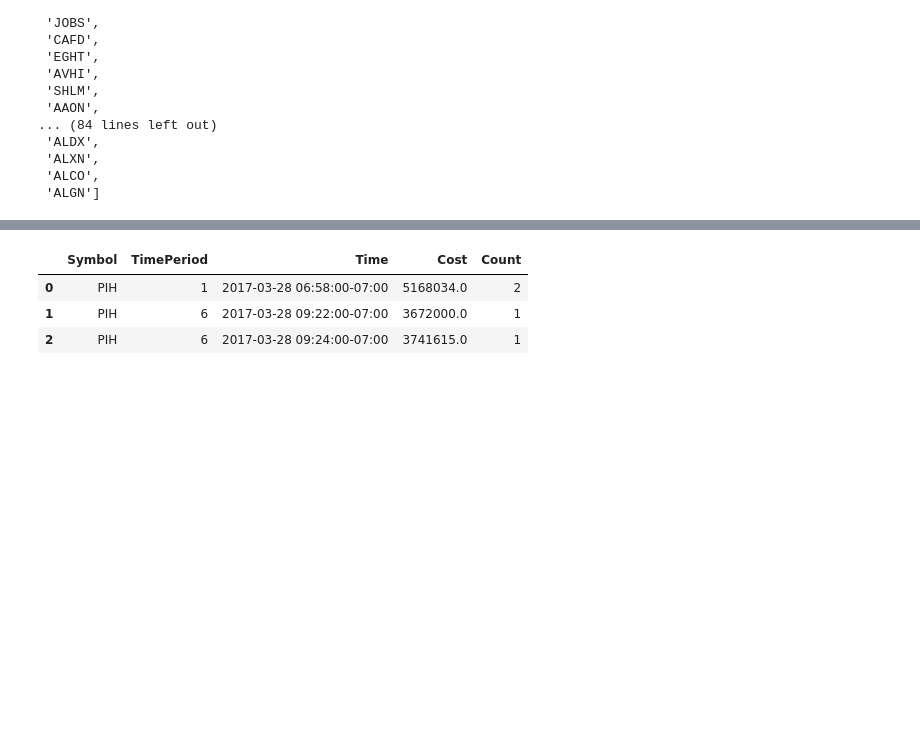
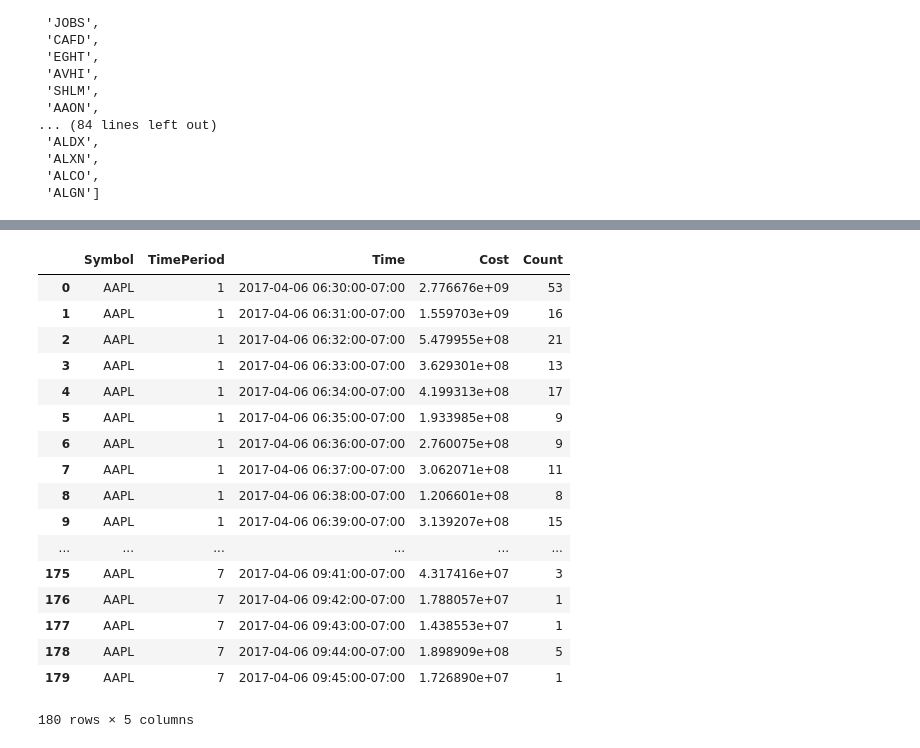
Before and after one commit to alekseystryukov/notebooks, a Jupyter notebook: N07.ipynb, the cells around one changed output, grey strips where cells are left out. Cells and saved outputs as stored; diff of their text form; code cells hidden in the pictures; blank space fills up the shorter version.

```diff
--- a/N07.ipynb
+++ b/N07.ipynb
@@ -394,37 +394,51 @@ def load_trades_data(symbol_data, now):
     while True:
         try:
             symbol, time_period, time_s, price, volume = responses.get(block=False)
         except queue.Empty:
             break
         else:
             volume = int(re.sub(r'[^\d]+', '', volume))
             if volume >= 1000:
                 minute = re.sub(r'[^\d:]+', '', time_s)[:5]
                 trade_time = now.astimezone(DATA_TIMEZONE).replace(
                     hour=int(minute[:2]), minute=int(minute[3:5]), second=0, microsecond=0,
                 ).astimezone(LOCAL_TZ)
 
                 symbols.append(symbol)
                 time_periods.append(time_period)
                 prices.append(float(re.sub(r'[^\d\.]+', '', price)))
                 volumes.append(volume)
                 times.append(trade_time)
 
     df = pd.DataFrame(dict(Symbol=symbols, TimePeriod=time_periods, Price=prices, Time=times, Volume=volumes))
     df['Cost'] = df.Price * df.Volume * 100
     df['Count'] = 1
     df = df.groupby(['Symbol', 'TimePeriod', 'Time'], as_index=False)['Cost', 'Count'].sum()
     df = df.sort_values(by=['Symbol', 'Time'])
     return df
 
 now = datetime.now(tz=LOCAL_TZ)
-trade_lots_df = load_trades_data({stocks[0]: tuple(range(1, 12))}, now)
+trade_lots_df = load_trades_data({"AAPL": tuple(range(1, 12))}, now)
 trade_lots_df
 # %% [output]
 |  | Symbol | TimePeriod | Time | Cost | Count |
-| 0 | PIH | 1 | 2017-03-28 06:58:00-07:00 | 5168034.0 | 2 |
-| 1 | PIH | 6 | 2017-03-28 09:22:00-07:00 | 3672000.0 | 1 |
-| 2 | PIH | 6 | 2017-03-28 09:24:00-07:00 | 3741615.0 | 1 |
+| 0 | AAPL | 1 | 2017-04-06 06:30:00-07:00 | 2.776676e+09 | 53 |
+| 1 | AAPL | 1 | 2017-04-06 06:31:00-07:00 | 1.559703e+09 | 16 |
+| 2 | AAPL | 1 | 2017-04-06 06:32:00-07:00 | 5.479955e+08 | 21 |
+| 3 | AAPL | 1 | 2017-04-06 06:33:00-07:00 | 3.629301e+08 | 13 |
+| 4 | AAPL | 1 | 2017-04-06 06:34:00-07:00 | 4.199313e+08 | 17 |
+| 5 | AAPL | 1 | 2017-04-06 06:35:00-07:00 | 1.933985e+08 | 9 |
+| 6 | AAPL | 1 | 2017-04-06 06:36:00-07:00 | 2.760075e+08 | 9 |
+| 7 | AAPL | 1 | 2017-04-06 06:37:00-07:00 | 3.062071e+08 | 11 |
+| 8 | AAPL | 1 | 2017-04-06 06:38:00-07:00 | 1.206601e+08 | 8 |
+| 9 | AAPL | 1 | 2017-04-06 06:39:00-07:00 | 3.139207e+08 | 15 |
+| ... | ... | ... | ... | ... | ... |
+| 175 | AAPL | 7 | 2017-04-06 09:41:00-07:00 | 4.317416e+07 | 3 |
+| 176 | AAPL | 7 | 2017-04-06 09:42:00-07:00 | 1.788057e+07 | 1 |
+| 177 | AAPL | 7 | 2017-04-06 09:43:00-07:00 | 1.438553e+07 | 1 |
+| 178 | AAPL | 7 | 2017-04-06 09:44:00-07:00 | 1.898909e+08 | 5 |
+| 179 | AAPL | 7 | 2017-04-06 09:45:00-07:00 | 1.726890e+07 | 1 |
+180 rows × 5 columns
 # %%
 from matplotlib.finance import candlestick2_ochl
 from matplotlib import pyplot as plt, ticker, style
```
Also changed, not shown: parts of 10 cells of this notebook, 2 other files.
